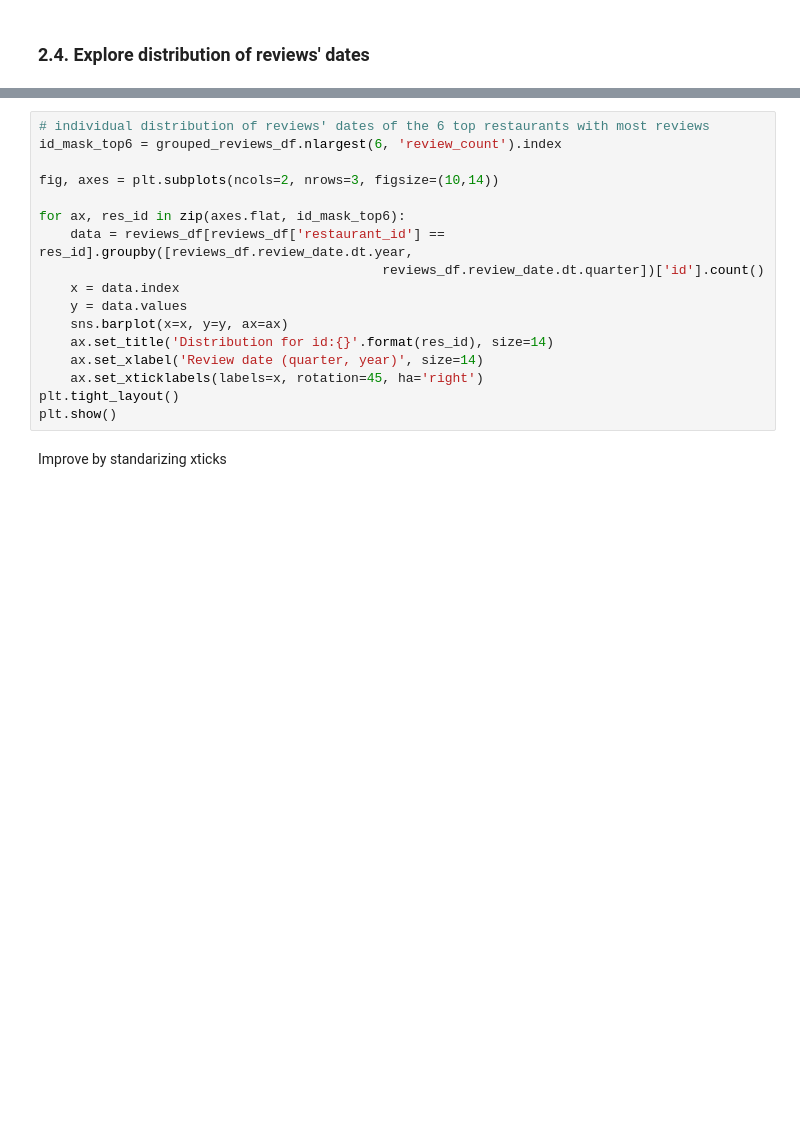
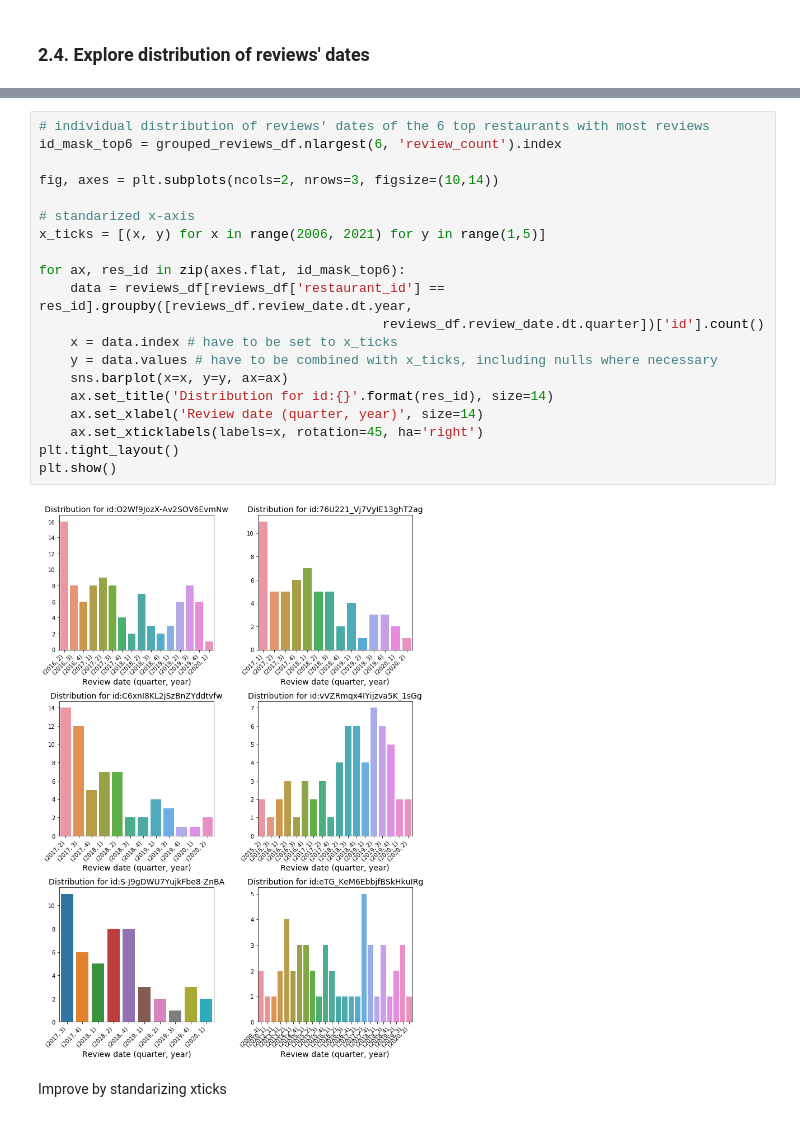
Before and after one commit to WAzaizeh/Halal_o_Meter, a Jupyter notebook: src/data/EDA/NLP.ipynb, the cells around one changed output, grey strips where cells are left out. Saved outputs shown, nothing was run; the diff lists cells and outputs as text; blank space fills up the shorter version.

```diff
--- a/src/data/EDA/NLP.ipynb
+++ b/src/data/EDA/NLP.ipynb
@@ -266,20 +285,25 @@ plt.show()
 # %%
 # individual distribution of reviews' dates of the 6 top restaurants with most reviews
 id_mask_top6 = grouped_reviews_df.nlargest(6, 'review_count').index
 
 fig, axes = plt.subplots(ncols=2, nrows=3, figsize=(10,14))
 
+# standarized x-axis
+x_ticks = [(x, y) for x in range(2006, 2021) for y in range(1,5)]
+
 for ax, res_id in zip(axes.flat, id_mask_top6):
     data = reviews_df[reviews_df['restaurant_id'] == res_id].groupby([reviews_df.review_date.dt.year,
                                             reviews_df.review_date.dt.quarter])['id'].count()
-    x = data.index
-    y = data.values
+    x = data.index # have to be set to x_ticks
+    y = data.values # have to be combined with x_ticks, including nulls where necessary
     sns.barplot(x=x, y=y, ax=ax)
     ax.set_title('Distribution for id:{}'.format(res_id), size=14)
     ax.set_xlabel('Review date (quarter, year)', size=14)
     ax.set_xticklabels(labels=x, rotation=45, ha='right')
 plt.tight_layout()
 plt.show()
+# %% [output]
+[figure, added]
 # %% [markdown]
 Improve by standarizing xticks
 # %% [markdown]
```
Also changed, not shown: parts of 6 cells of this notebook, 2 other files.
